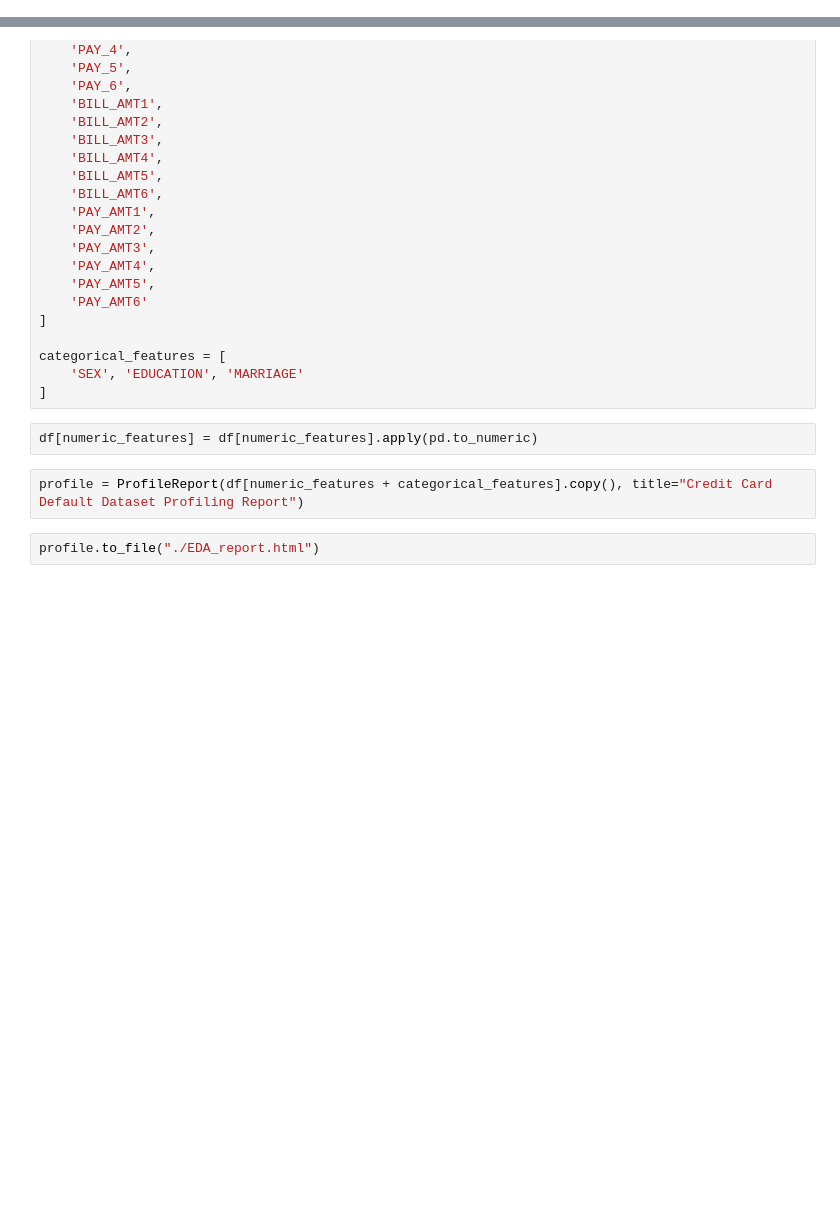
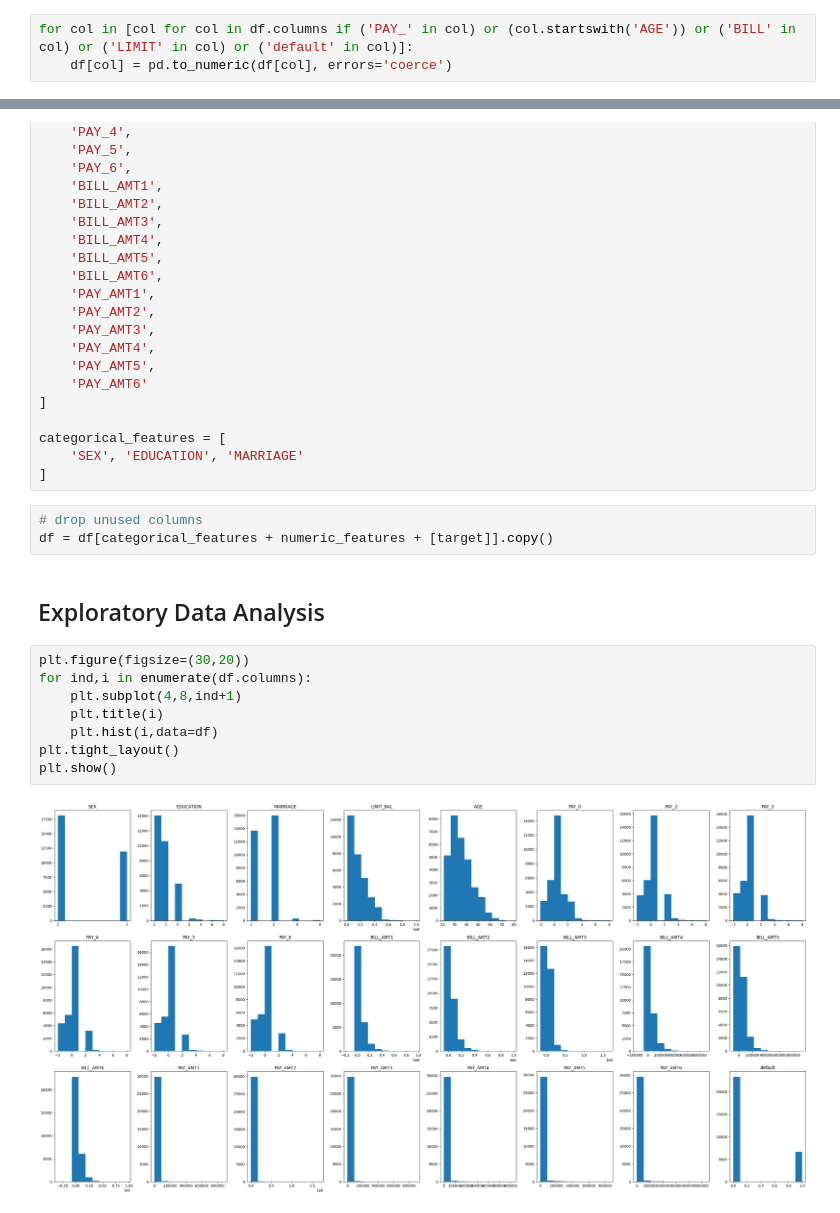
Before and after one commit to ihsannurfaqih/Credit-Card-Default-Prediction, a Jupyter notebook: notebook/notebook.ipynb, the cells around one changed output, grey strips where cells are left out. Saved outputs shown, nothing was run; the diff lists cells and outputs as text; blank space fills up the shorter version.

```diff
--- a/notebook/notebook.ipynb
+++ b/notebook/notebook.ipynb
@@ -78,3 +90,6 @@ Name: count, dtype: int64
+# %%
+for col in [col for col in df.columns if ('PAY_' in col) or (col.startswith('AGE')) or ('BILL' in col) or ('LIMIT' in col) or ('default' in col)]:
+    df[col] = pd.to_numeric(df[col], errors='coerce')
 # %% [markdown]
 ## Define data type for features and target
 # %%
@@ -106,9 +121,18 @@ numeric_features = [
 categorical_features = [
     'SEX', 'EDUCATION', 'MARRIAGE'
 ]
-# %%
-df[numeric_features] = df[numeric_features].apply(pd.to_numeric)
-# %%
-profile = ProfileReport(df[numeric_features + categorical_features].copy(), title="Credit Card Default Dataset Profiling Report")
-# %%
-profile.to_file("./EDA_report.html")
+# %%
+# drop unused columns
+df = df[categorical_features + numeric_features + [target]].copy()
+# %% [markdown]
+## Exploratory Data Analysis
+# %%
+plt.figure(figsize=(30,20))
+for ind,i in enumerate(df.columns):
+    plt.subplot(4,8,ind+1)
+    plt.title(i)
+    plt.hist(i,data=df)
+plt.tight_layout()
+plt.show()
+# %% [output]
+[figure, added]
```
Also changed, not shown: parts of 12 cells of this notebook, 3 other files.
